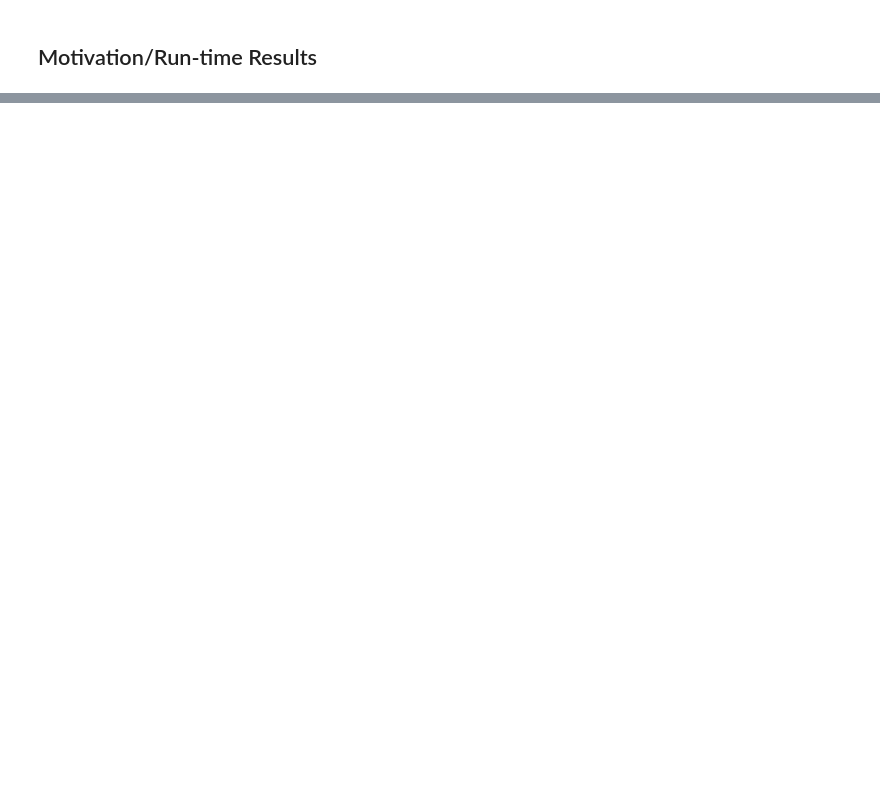
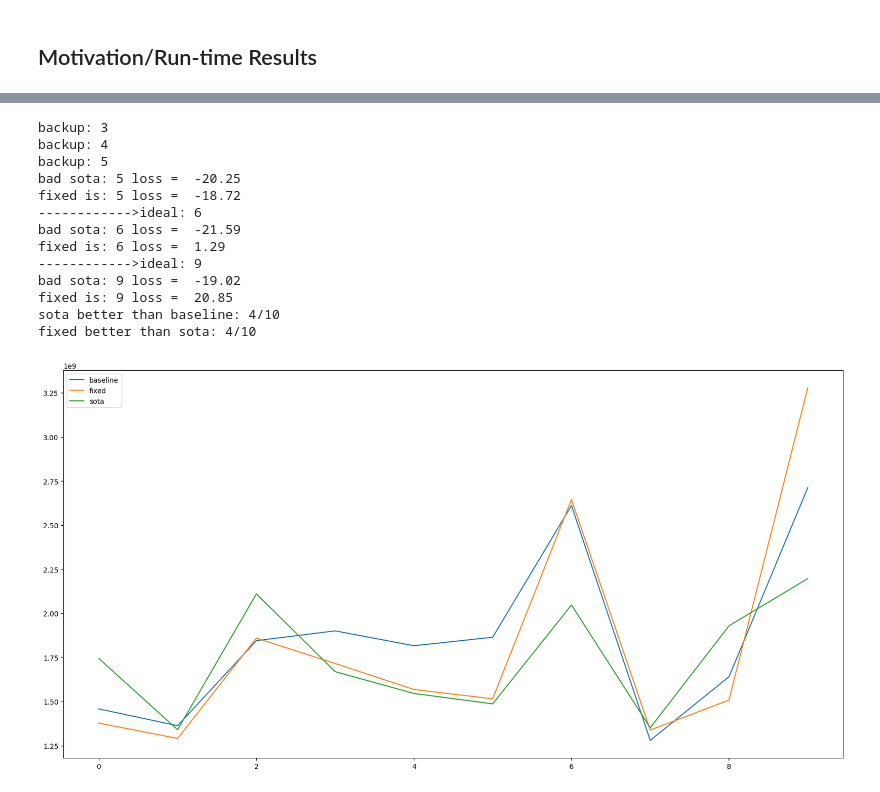
Before and after one commit to jefg89/mitecca, a Jupyter notebook: build_results.ipynb, the cells around one changed output, grey strips where cells are left out. Drawn from its saved outputs; the diff is of its cells as text; code cells hidden in the pictures; blank space fills up the shorter version.

```diff
--- a/build_results.ipynb
+++ b/build_results.ipynb
@@ -23,7 +23,7 @@ def getMin(array):
     return min
 
 def getImpactPercent(val, ref):
-    return 100*((val/ref) -1)
+    return 100*((float(val)/float(ref)) -1)
 # %% [markdown]
 ## Training Data Results
 # %%
@@ -133,0 +160,55 @@ print("Runt-time results generated")
+# %%
+import pandas as pd
+import numpy as np
+import matplotlib.pyplot as plt
+
+
+s0 =  pd.Series([float(a) for a in all_effs[0]], name='baseline')
+s1 =  pd.Series([float(a) for a in all_effs[1]], name='fixed')
+s2 =  pd.Series([float(a) for a in all_effs[2]], name='sota')
+
+s = [s0, s1, s2]
+
+df = pd.concat(s,axis=1)
+# p = plt.plot(s0)
+# p = plt.plot(s1)
+# p = plt.plot(s2)
+df.plot(figsize=(20,10))
+
+sota_better = 0
+fixed_better = 0
+for idx in range(len(s0)):
+
+    if (s1[idx] > s0[idx]) & (s0[idx] > s2[idx]):
+        print("------------>ideal: " + str(idx))
+        #print("loss fixed = ", round(getImpactPercent(s1[idx], s0[idx]),2),"%", " loss sota = ", round(getImpactPercent(s2[idx], s0[idx]),2),"%")
+    elif (s1[idx] > s2[idx]) & (s0[idx] > s2[idx]):
+        print("backup: " + str(idx))
+        loss = round(getImpactPercent(s1[idx], s0[idx]),2)
+        #print("loss fixed = ",loss,"%", " loss sota = ",  round(getImpactPercent(s2[idx], s0[idx]),2),"%")
+    if (s2[idx] > s0[idx]):
+        sota_better+=1
+    if (s1[idx] > s0[idx]):
+        fixed_better+=1
+    loss = round(getImpactPercent(s2[idx], s0[idx]),2)
+    loss_fixed = round(getImpactPercent(s1[idx], s0[idx]),2)
+    if (loss < -15):
+        print("bad sota: " + str(idx), "loss = ", loss, )
+        print("fixed is: " + str(idx), "loss = ", loss_fixed, )
+print("sota better than baseline: " + str(sota_better)+ "/" + str(len(s0)))
+print("fixed better than sota: " + str(fixed_better)+ "/" + str(len(s0)))
+# %% [output]
+backup: 3
+backup: 4
+backup: 5
+bad sota: 5 loss =  -20.25
+fixed is: 5 loss =  -18.72
+------------>ideal: 6
+bad sota: 6 loss =  -21.59
+fixed is: 6 loss =  1.29
+------------>ideal: 9
+bad sota: 9 loss =  -19.02
+fixed is: 9 loss =  20.85
+sota better than baseline: 4/10
+fixed better than sota: 4/10
+[figure, added]
```
Also changed, not shown: parts of 4 cells of this notebook, 5 other files.
